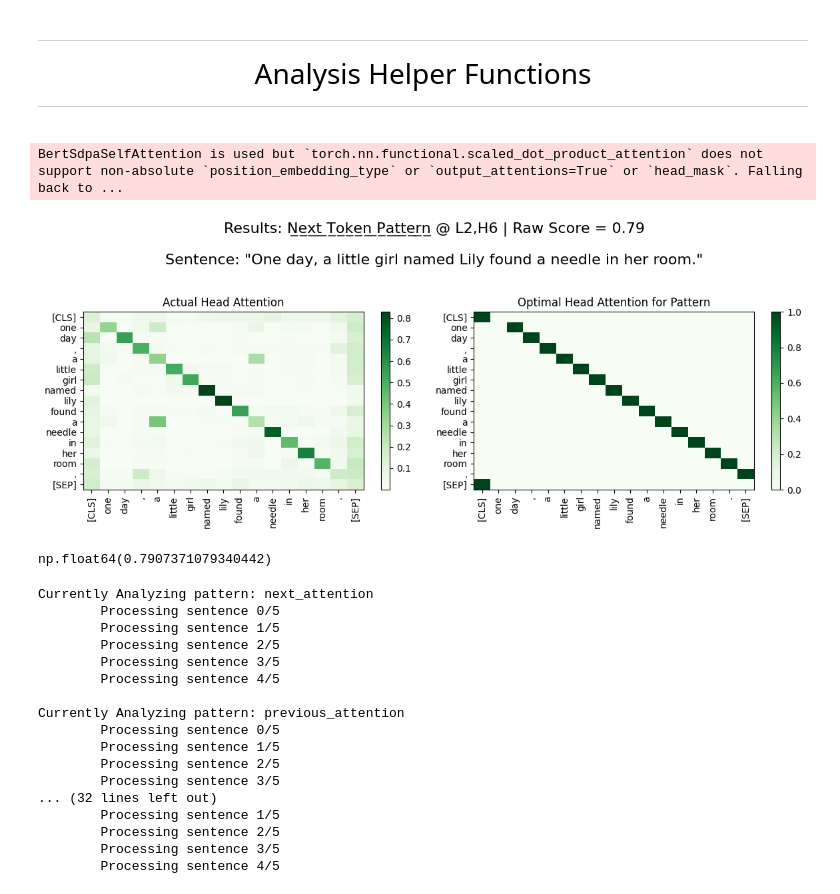
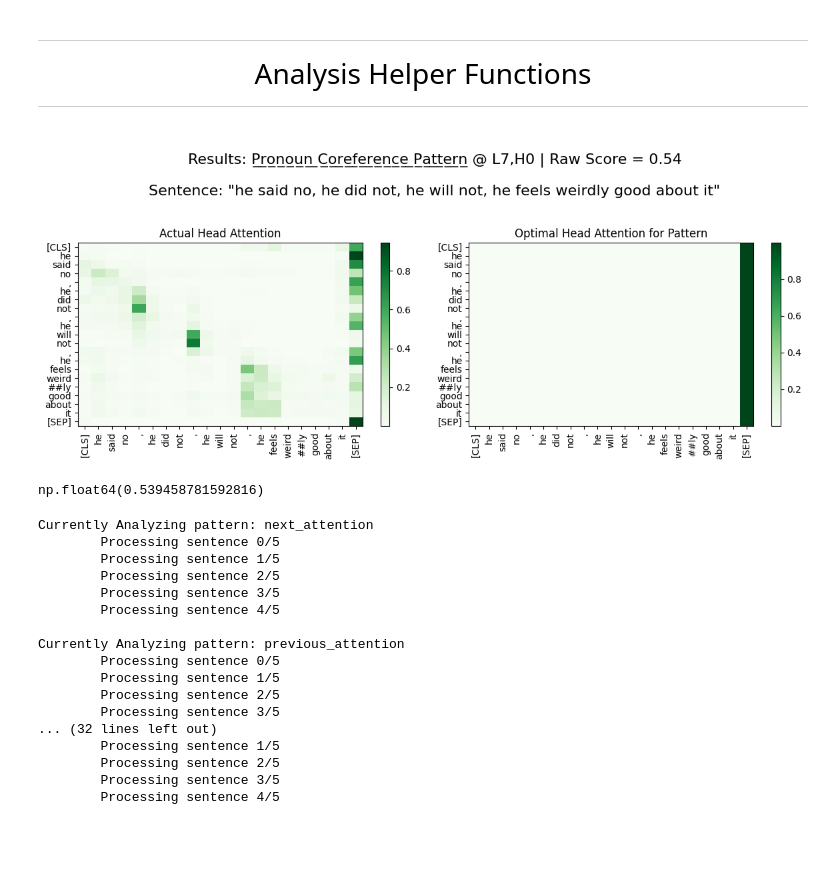
Before and after one commit to AmiriHayes/LLM-Interpretability, a Jupyter notebook: interpretability.ipynb, the cells around one changed output. Drawn from its saved outputs; the diff is of its cells as text; code cells hidden in the pictures; blank space fills up the shorter version.

```diff
--- a/interpretability.ipynb
+++ b/interpretability.ipynb
@@ -274,35 +239,61 @@ print(len(prompts), "relevant prompts loaded from math problems dataset.")
 # %%
 # ANALYZE PATTERN AT LAYER AND HEAD
 
 sentence = "The quick brown fox jumps over the lazy dog."
 sentence = "Hi. How are you? I'm fine! Thanks. Bye, see you tomorrow."
 sentence = "I like apples and I like bananas. I like apples more though."
 
 models = ["bert-base-uncased", "openai-community/gpt2", "google-t5/t5-small", "Meta-Llama-3.1-8B-Instruct"]
 
 i = 0
 name = models[i]
 
 if i in [0,1,2]: # small models ( <400M Params )
     tokenizer = AutoTokenizer.from_pretrained(name)
     model = AutoModel.from_pretrained(name, output_attentions=True)
     model.eval()
 
 elif i == 3: # big model & cot ( 8B Params, Load from Compute Node )
     tokenizer = AutoTokenizer.from_pretrained("/raid/lingo/models/Meta-Llama-3.1-8B-Instruct/")
     model = AutoModelForCausalLM.from_pretrained("/raid/lingo/models/Meta-Llama-3.1-8B-Instruct/")
     model.eval()
 
     prompt_num = 0
     sentence = prompts[prompt_num][0]  # Use the prompt's first sentence (no hint)
     sentence_with_hint = prompts[prompt_num][1]  # Use prompt's second sentence (hint)
 
-layer, head = 2, 6
-score_prediction(model, tokenizer, (layer, head), next_attention, sentences[0], distance="jsd", output=True)
+def pronoun_coreference(sentence: str, tokenizer) -> Tuple[str, np.ndarray]:
+    toks = tokenizer([sentence], return_tensors="pt")
+    len_seq = len(toks.input_ids[0])
+    out = np.zeros((len_seq, len_seq))
+
+    words = tokenizer.convert_ids_to_tokens(toks.input_ids[0])
+    pronouns = ["he", "she", "him", "her", "they", "them", "it", "its", "his", "hers"]
+
+    for i, tok in enumerate(words):
+        if tok in pronouns:
+            # Simple heuristic: link to the closest preceding noun
+            for j in range(i - 1, 0, -1): # Iterate backwards, excluding [CLS] and current
+                # Check for capitalized words as a proxy for nouns (simplification)
+                if words[j].isalpha() and words[j][0].isupper():
+                  out[i, j] = 0.7  # Attend to the noun
+                  out[i, i] = 0.3 # Attend to self
+                  break  # Link to closest preceding noun
+
+    for row in range(len_seq): # Ensure no row is all zeros
+        if out[row].sum() == 0:
+            out[row, -1] = 1.0
+    out += 1e-4  # Avoid division by zero
+    out = out / out.sum(axis=1, keepdims=True)  # Normalize rows
+
+    return "Pronoun Coreference Pattern", out
+
+layer, head = 7, 0
+sentence = "he said no, he did not, he will not, he feels weirdly good about it"
+score_prediction(model, tokenizer, (layer, head), pronoun_coreference, sentence, distance="jsd", output=True)
 # %% [output]
+[figure, new version]
-BertSdpaSelfAttention is used but `torch.nn.functional.scaled_dot_product_attention` does not support non-absolute `position_embedding_type` or `output_attentions=True` or `head_mask`. Falling back to ...
+np.float64(0.539458781592816)
-[figure, old version]
-np.float64(0.7907371079340442)
 # %%
 # ANALYZE ALL HEADS FOR A PATTERN (1 SENTENCE)
 
```
Also changed, not shown: parts of 11 cells of this notebook.
